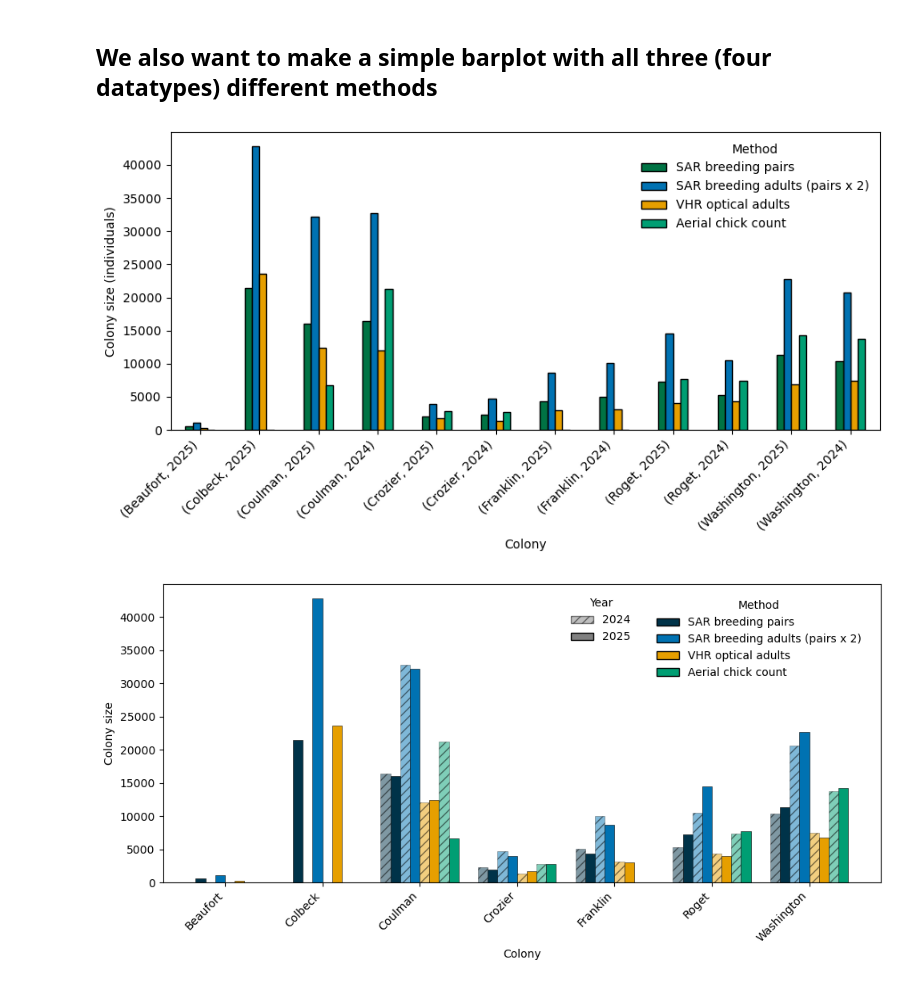
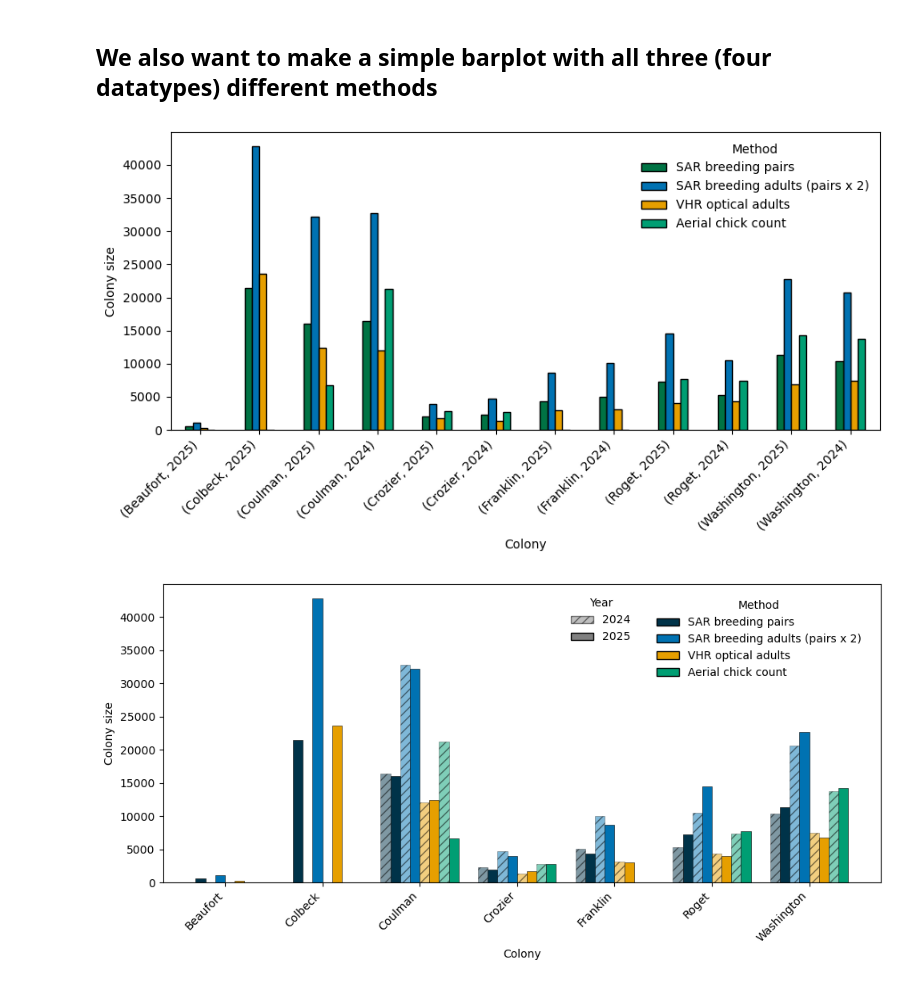
Before and after one commit to rosetazetta/SAR_RossSea_compare, a Jupyter notebook: Code/RS_compare_v3.ipynb, the cells around one changed output. Drawn from its saved outputs; the diff is of its cells as text; code cells hidden in the pictures.

Commit message:
revising code and figures

```diff
--- a/Code/RS_compare_v3.ipynb
+++ b/Code/RS_compare_v3.ipynb
@@ -245,29 +236,29 @@ print(combined_2)
 # %%
 import matplotlib.pyplot as plt
 
 # pick the columns to plot and give them readable legend names
 plot_df = combined_2[["colony", "year", "sar-bp_count", "breeding_adults", "vhr-bayes_count", "chick_count"]]
 plot_df = plot_df.rename(columns={
     "sar-bp_count": "SAR breeding pairs",
     "breeding_adults": "SAR breeding adults (pairs x 2)",
     "vhr-bayes_count": "VHR optical adults",
     "chick_count": "Aerial chick count",
 })
 
 #plot_df = plot_df.join(combined_2["year"])
 plot_df = plot_df.set_index(["colony", "year"])
 
 ax = plot_df.plot.bar(color=["#007344", "#0072B2", "#E69F00", "#009E73"],
                       edgecolor="black", figsize=(9, 5))
 ax.set_xlabel("Colony")
-ax.set_ylabel("Colony size (individuals)")
+ax.set_ylabel("Colony size")
 ax.legend(title="Method", frameon=False)
 plt.xticks(rotation=45, ha="right")
 plt.tight_layout()
 #plt.savefig("colony_sizes.png", dpi=300)
 plt.show()
 # %% [output]
-[figure, old version]
+[figure, new version]
 # %%
 import numpy as np
 import matplotlib.pyplot as plt
```
Also changed, not shown: parts of 18 cells of this notebook, 7 other files.
